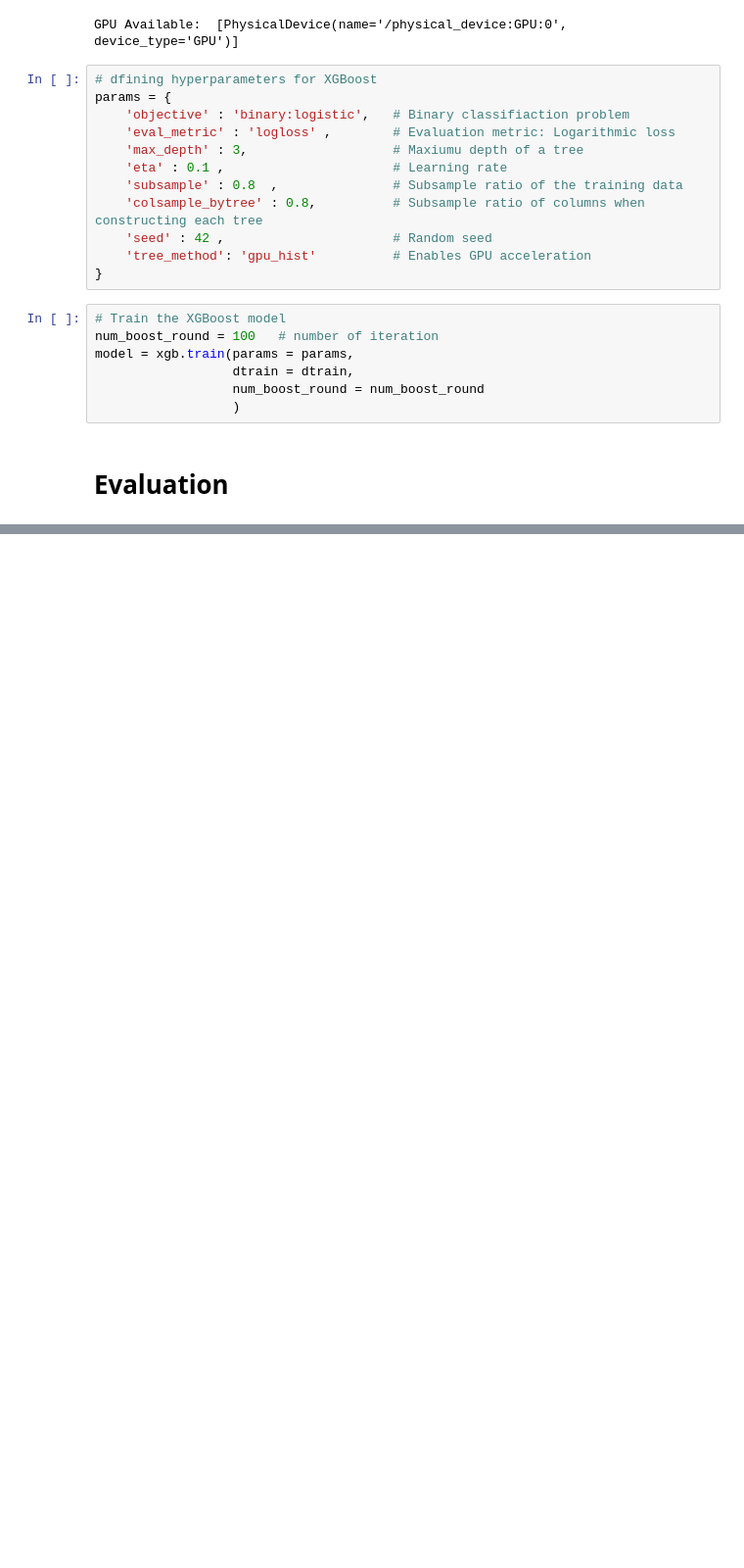
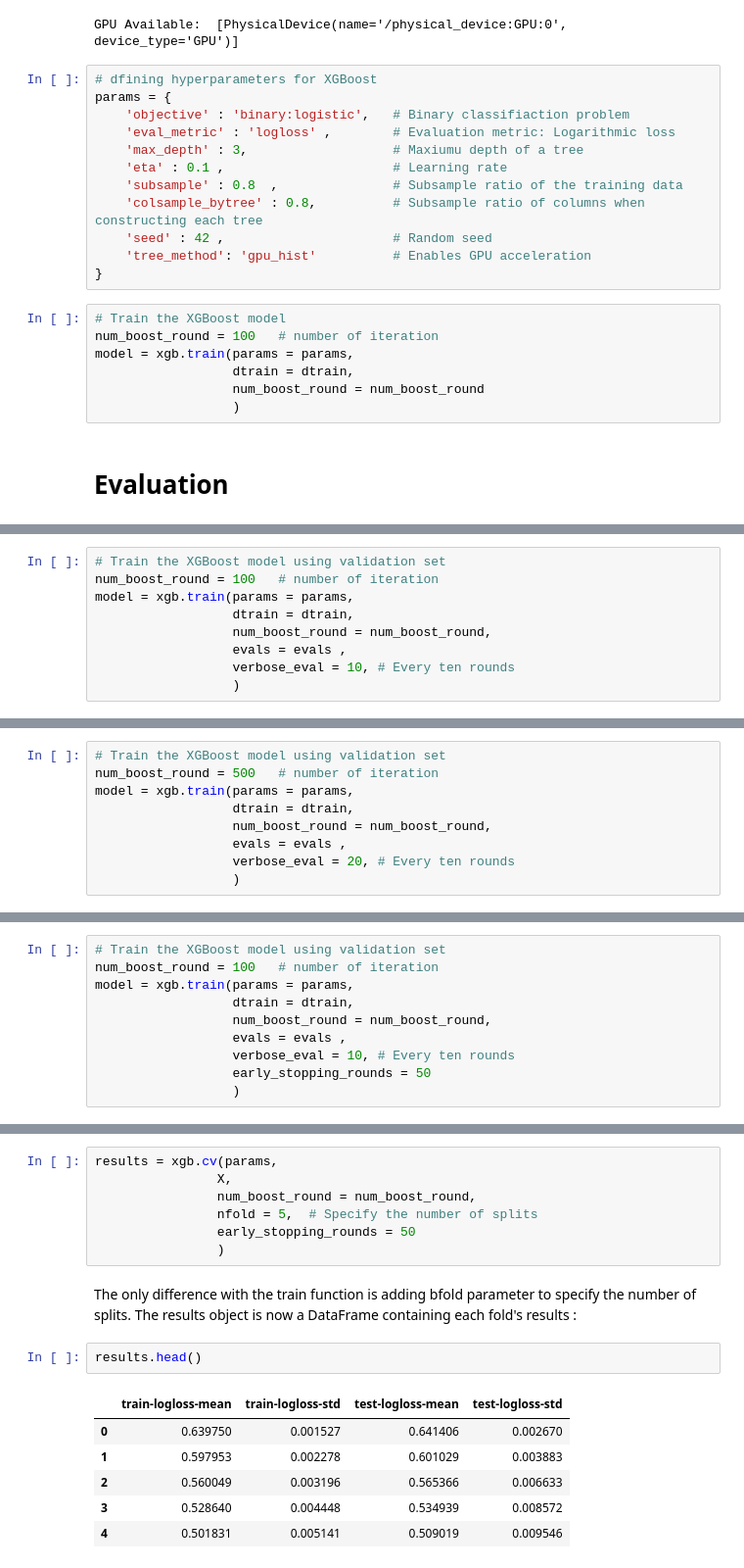
Before and after one commit to htcysl/Glioma-Grading-Clinical-and-Mutation-Fetuares, a Jupyter notebook: Untitled48.ipynb, the cells around one changed output, grey strips where cells are left out. Shown at 98% size. Cells and saved outputs as stored; diff of their text form; blank space fills up the shorter version.

```diff
--- a/Untitled48.ipynb
+++ b/Untitled48.ipynb
@@ -94,0 +169,9 @@ model = xgb.train(params = params,
+# %%
+# Train the XGBoost model using validation set
+num_boost_round = 100   # number of iteration
+model = xgb.train(params = params,
+                  dtrain = dtrain,
+                  num_boost_round = num_boost_round,
+                  evals = evals ,
+                  verbose_eval = 10, # Every ten rounds
+                  )
@@ -94,0 +193,9 @@ model = xgb.train(params = params,
+# %%
+# Train the XGBoost model using validation set
+num_boost_round = 500   # number of iteration
+model = xgb.train(params = params,
+                  dtrain = dtrain,
+                  num_boost_round = num_boost_round,
+                  evals = evals ,
+                  verbose_eval = 20, # Every ten rounds
+                  )
@@ -94,0 +230,10 @@ model = xgb.train(params = params,
+# %%
+# Train the XGBoost model using validation set
+num_boost_round = 100   # number of iteration
+model = xgb.train(params = params,
+                  dtrain = dtrain,
+                  num_boost_round = num_boost_round,
+                  evals = evals ,
+                  verbose_eval = 10, # Every ten rounds
+                  early_stopping_rounds = 50
+                  )
@@ -94,0 +261,18 @@ model = xgb.train(params = params,
+# %%
+results = xgb.cv(params,
+                X,
+                num_boost_round = num_boost_round,
+                nfold = 5,  # Specify the number of splits
+                early_stopping_rounds = 50
+                )
+# %% [markdown]
+The only difference with the train function is adding bfold parameter to specify the number of splits. The results object is now a DataFrame containing each fold's results :
+# %%
+results.head()
+# %% [output]
+|  | train-logloss-mean | train-logloss-std | test-logloss-mean | test-logloss-std |
+| 0 | 0.639750 | 0.001527 | 0.641406 | 0.002670 |
+| 1 | 0.597953 | 0.002278 | 0.601029 | 0.003883 |
+| 2 | 0.560049 | 0.003196 | 0.565366 | 0.006633 |
+| 3 | 0.528640 | 0.004448 | 0.534939 | 0.008572 |
+| 4 | 0.501831 | 0.005141 | 0.509019 | 0.009546 |
```
Also changed, not shown: parts of 14 cells of this notebook.
